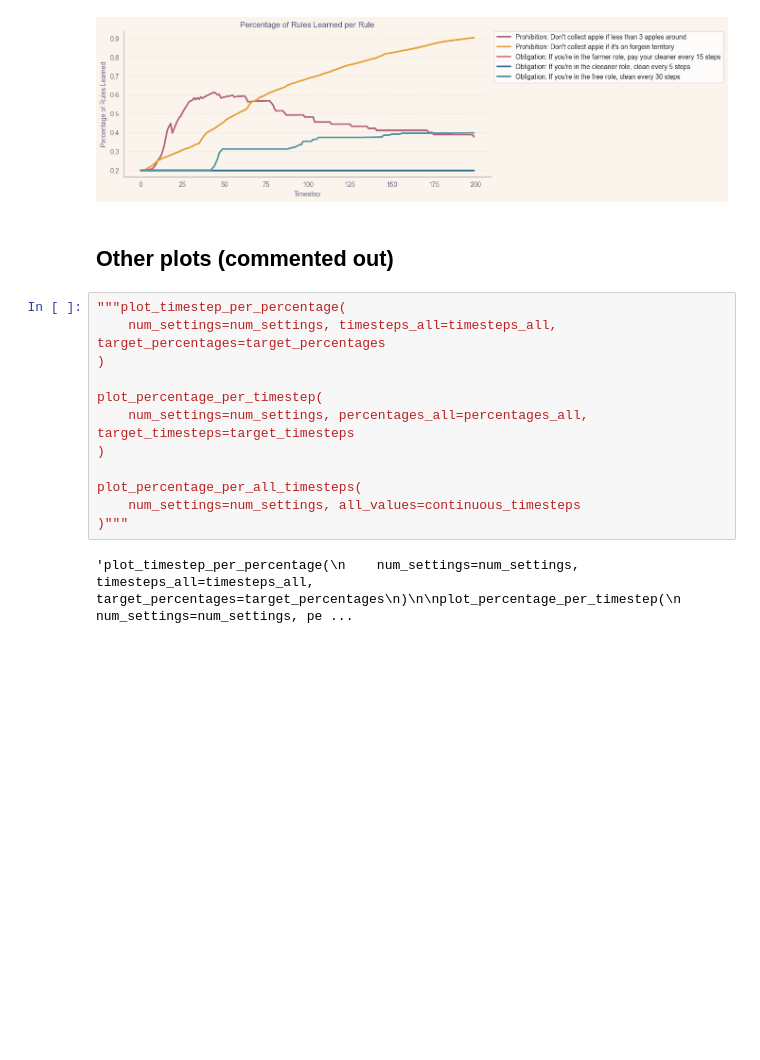
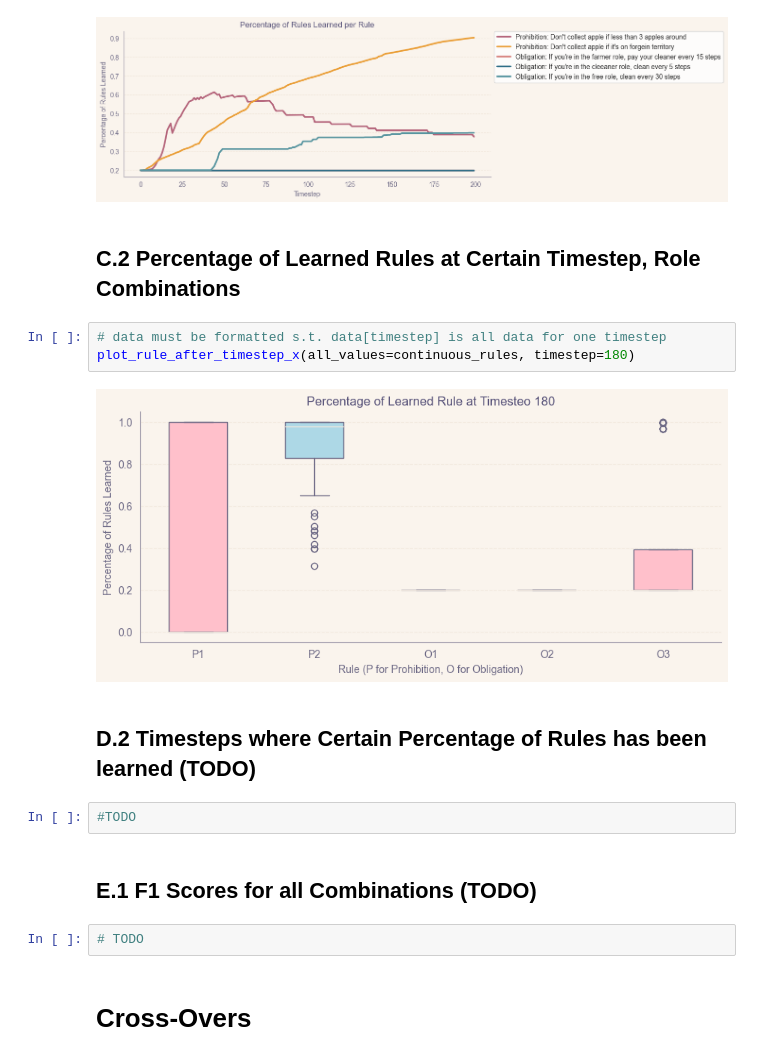
Before and after one commit to ninell-oldenburg/social-contracts, a Jupyter notebook: examples/eval_scripts/plots.ipynb, the cells around one changed output. Drawn from its saved outputs; the diff is of its cells as text; blank space fills up the shorter version.

```diff
--- a/examples/eval_scripts/plots.ipynb
+++ b/examples/eval_scripts/plots.ipynb
@@ -661,19 +772,20 @@ plot_single_rule_learning(
 )
 # %% [output]
 [figure]
-# %% [markdown]
-## Other plots (commented out)
-# %%
-"""plot_timestep_per_percentage(
-    num_settings=num_settings, timesteps_all=timesteps_all, target_percentages=target_percentages
-)
-
-plot_percentage_per_timestep(
-    num_settings=num_settings, percentages_all=percentages_all, target_timesteps=target_timesteps
-)
-
-plot_percentage_per_all_timesteps(
-    num_settings=num_settings, all_values=continuous_timesteps
-)"""
-# %% [output]
-'plot_timestep_per_percentage(\n    num_settings=num_settings, timesteps_all=timesteps_all, target_percentages=target_percentages\n)\n\nplot_percentage_per_timestep(\n    num_settings=num_settings, pe ...
+# %% [markdown]
+## C.2 Percentage of Learned Rules at Certain Timestep, Role Combinations
+# %%
+# data must be formatted s.t. data[timestep] is all data for one timestep
+plot_rule_after_timestep_x(all_values=continuous_rules, timestep=180)
+# %% [output]
+[figure, added]
+# %% [markdown]
+## D.2 Timesteps where Certain Percentage of Rules has been learned (TODO)
+# %%
+#TODO
+# %% [markdown]
+## E.1 F1 Scores for all Combinations (TODO)
+# %%
+# TODO
+# %% [markdown]
+# Cross-Overs
```
Also changed, not shown: parts of 84 cells of this notebook, 1 other file.
